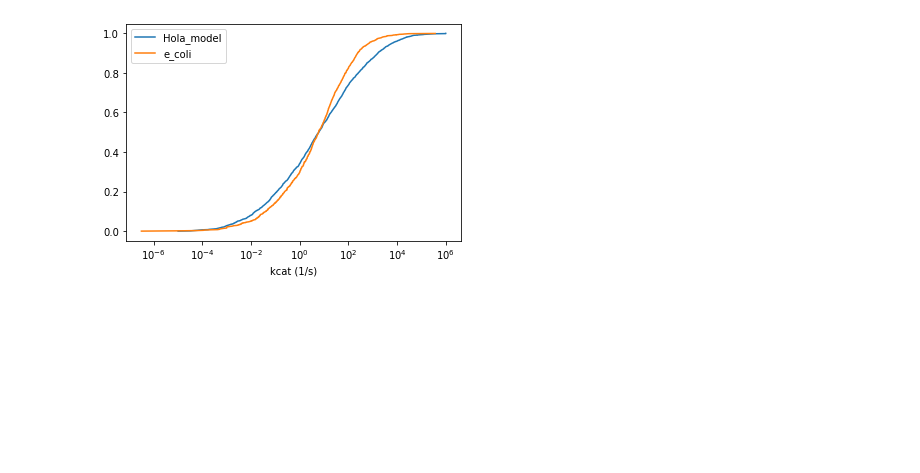
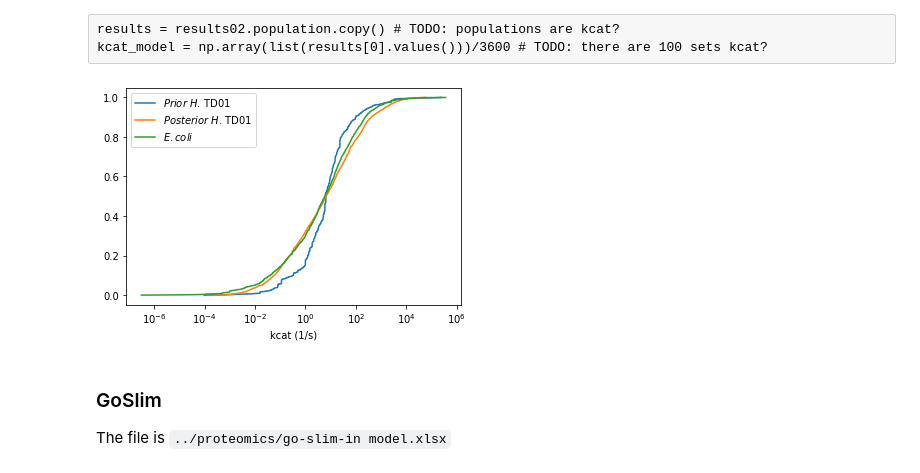
Before and after one commit to SysBioChalmers/Halo-GEM, a Jupyter notebook: ComplementaryScripts/EnzymeConstrainedModelRecon/Scripts/enzyme_distributions.ipynb, the cells around one changed output. Drawn from its saved outputs; the diff is of its cells as text; code cells hidden in the pictures; blank space fills up the shorter version.

Commit message:
cumulative plot

```diff
--- a/ComplementaryScripts/EnzymeConstrainedModelRecon/Scripts/enzyme_distributions.ipynb
+++ b/ComplementaryScripts/EnzymeConstrainedModelRecon/Scripts/enzyme_distributions.ipynb
@@ -15,20 +20,49 @@ kcat_model = np.array(list(results[0].values()))/3600 # TODO: there are 100 sets
+# %%
+# load prior, do not use results.prior, as it was not the real prior. forgot to use .copy in the very begining
+model_one_pool_file = '../Results/template_ecModel_one_pool.pkl'
+tmp_ecmodel = pickle.load(open(model_one_pool_file,'rb'))
+df_enz_kcat = pd.read_csv('../Results/mapped_kcats_updated_with_ko.csv',index_col=0)
+
+priors = build_priors(tmp_ecmodel,df_enz_kcat)
+# %%
+kcat_model_prior = [item.loc for item in priors.values()] # those values are log10 transformed 1/h
+kcat_model_prior = [10**item/3600 for item in  kcat_model_prior] # convert it to 1/s
+# %% [raw]
+results = results02.population.copy() # TODO: populations are kcat?
+kcat_model = np.array(list(results[0].values()))/3600 # TODO: there are 100 sets kcat?
 # %%
-ecoli_kcat = pd.read_csv('../../../ComplementaryData/max_KCAT.txt',sep = '\t',header=None)
-ecoli_kcat = ecoli_kcat[ecoli_kcat[2].str.contains('escherichia coli')]
-kcat_ecoli = ecoli_kcat[3].values
+kcatDB = pd.read_csv('../../../ComplementaryData/max_KCAT.txt',sep = '\t',header=None)
+ecoli_kcat = kcatDB[kcatDB[2].str.contains('escherichia coli')][3].values
+#bac_kcat = kcatDB[kcatDB[2].str.contains('bacteria')][3].values
 # %%
 X_model = np.sort(kcat_model)
-Y_model = np.array(range(len(X_model)))/float(len(X_model),)
-X_ecoli = np.sort(kcat_ecoli)
+Y_model = np.array(range(len(X_model)))/float(len(X_model))
+
+X_model_prior = np.sort(kcat_model_prior)
+Y_model_prior = np.array(range(len(X_model_prior)))/float(len(X_model_prior))
+
+X_ecoli = np.sort(ecoli_kcat)
 Y_ecoli = np.array(range(len(X_ecoli)))/float(len(X_ecoli))
 
-ax1 = plt.plot(X_model, Y_model,label = 'Hola_model')
-ax2 = plt.plot(X_ecoli, Y_ecoli,label = 'e_coli')
+#X_bac = np.sort(bac_kcat)
+#Y_bac = np.array(range(len(X_bac)))/float(len(X_bac))
+
+#X_all = np.sort(kcatDB[3].values)
+#Y_all = np.array(range(len(X_all)))/float(len(X_all))
+
+plt.plot(X_model_prior  , Y_model_prior  ,label = '$Prior$ $H$. TD01')
+plt.plot(X_model, Y_model,label = '$Posterior$ $H$. TD01') #
+plt.plot(X_ecoli, Y_ecoli,label = '$E. coli$')
+
+#plt.plot(X_all  , Y_all  ,label = 'All')
 
 plt.xscale('log')
 plt.legend(loc=0)
 plt.xlabel('kcat (1/s)')
 plt.show()
 plt.close()
 # %% [output]
-[figure, old version]
+[figure, new version]
+# %% [markdown]
+### GoSlim
+The file is `../proteomics/go-slim-in model.xlsx`
```
Also changed, not shown: parts of 6 cells of this notebook.
